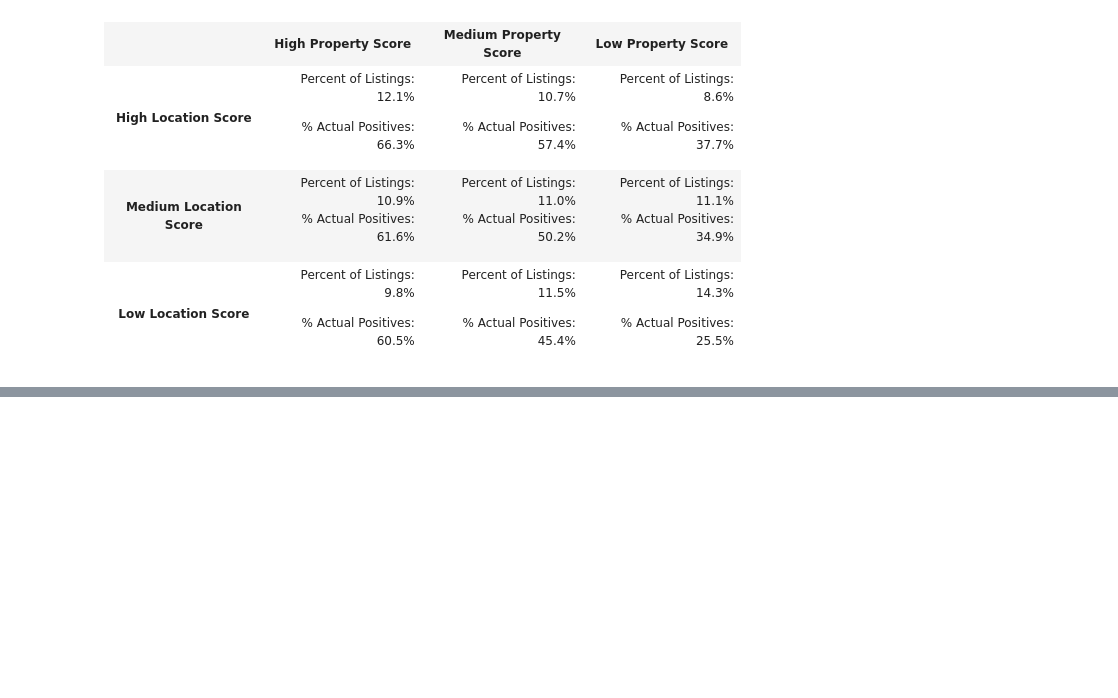
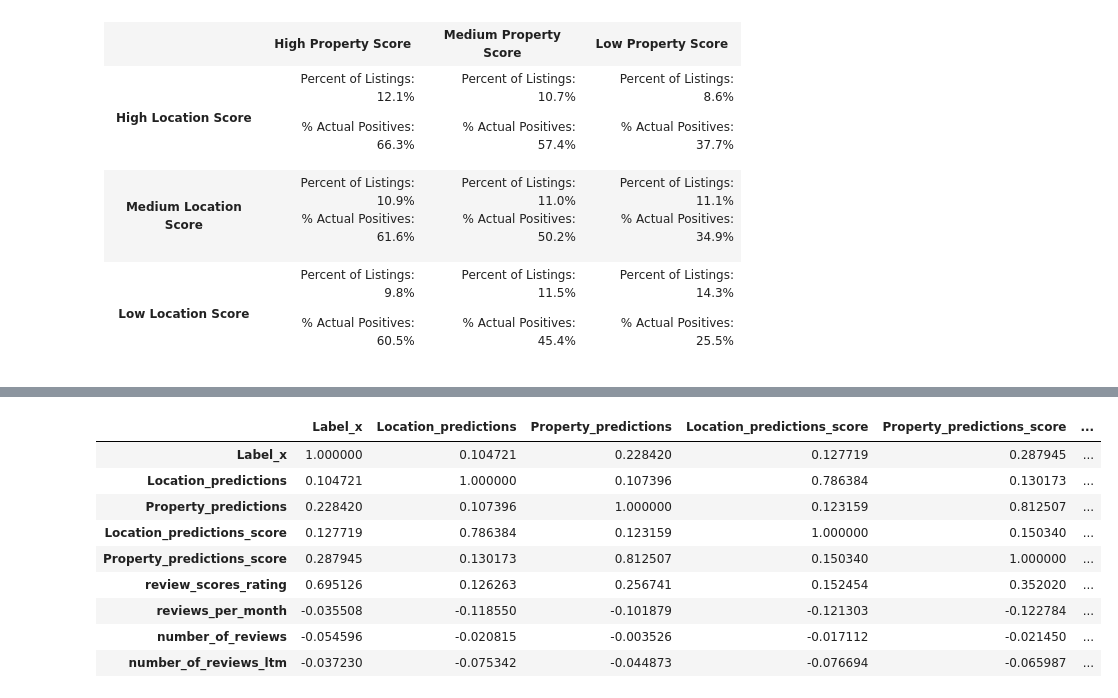
Before and after one commit to audreychu/Airbnb_Optimization, a Jupyter notebook: Decision Tree Tuning.ipynb, the cells around one changed output, grey strips where cells are left out. Cells and saved outputs as stored; diff of their text form; code cells hidden in the pictures; blank space fills up the shorter version.

```diff
--- a/Decision Tree Tuning.ipynb
+++ b/Decision Tree Tuning.ipynb
@@ -798,0 +954,2 @@ statistics
+# %%
+df_listings_original = pd.read_csv('Faizan_scratch/listings_features_with_label.csv', index_col='id')
@@ -798,0 +976,17 @@ statistics
+# %%
+merged_with_reviews = df_test_with_predictions.merge(df_listings_original, left_index=True, right_index=True)
+# %%
+merged_with_reviews = merged_with_reviews[['Label_x', 'Location_predictions', 'Property_predictions', 'Location_predictions_score', 'Property_predictions_score','review_scores_rating','reviews_per_month','number_of_reviews','number_of_reviews_ltm']]
+# %%
+merged_with_reviews.corr()
+# %% [output]
+|  | Label_x | Location_predictions | Property_predictions | Location_predictions_score | Property_predictions_score | ... |
+| Label_x | 1.000000 | 0.104721 | 0.228420 | 0.127719 | 0.287945 | ... |
+| Location_predictions | 0.104721 | 1.000000 | 0.107396 | 0.786384 | 0.130173 | ... |
+| Property_predictions | 0.228420 | 0.107396 | 1.000000 | 0.123159 | 0.812507 | ... |
+| Location_predictions_score | 0.127719 | 0.786384 | 0.123159 | 1.000000 | 0.150340 | ... |
+| Property_predictions_score | 0.287945 | 0.130173 | 0.812507 | 0.150340 | 1.000000 | ... |
+| review_scores_rating | 0.695126 | 0.126263 | 0.256741 | 0.152454 | 0.352020 | ... |
+| reviews_per_month | -0.035508 | -0.118550 | -0.101879 | -0.121303 | -0.122784 | ... |
+| number_of_reviews | -0.054596 | -0.020815 | -0.003526 | -0.017112 | -0.021450 | ... |
+| number_of_reviews_ltm | -0.037230 | -0.075342 | -0.044873 | -0.076694 | -0.065987 | ... |
```
Also changed, not shown: parts of 25 cells of this notebook.
